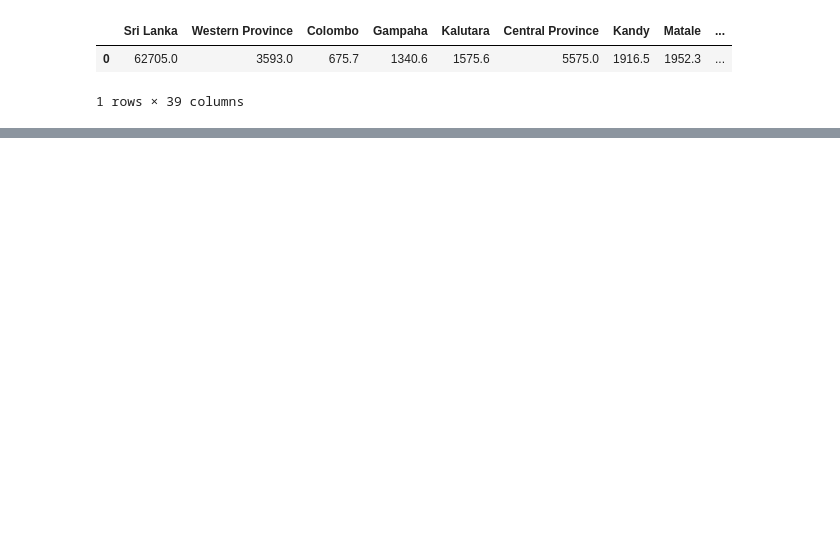
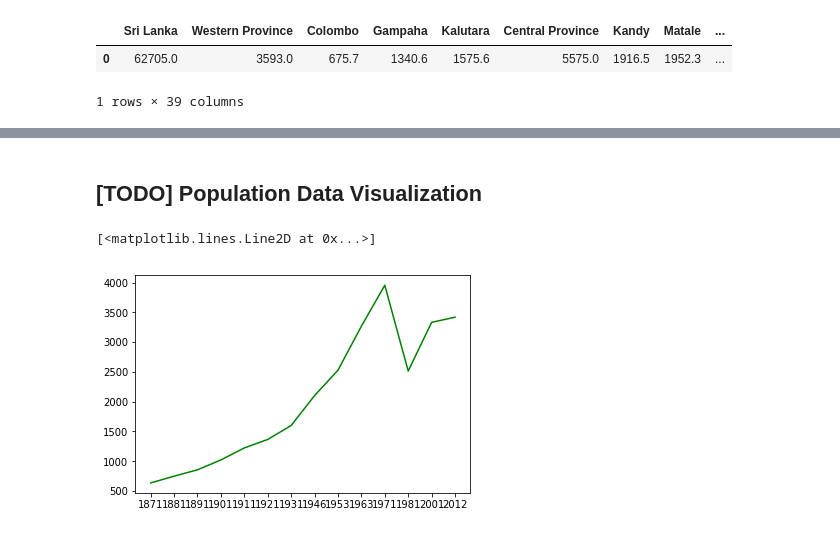
Before and after one commit to shanikalakshani/CS5617-PROJECT-01, a Jupyter notebook: visualization.ipynb, the cells around one changed output, grey strips where cells are left out. Saved outputs shown, nothing was run; the diff lists cells and outputs as text; code cells hidden in the pictures; blank space fills up the shorter version.

```diff
--- a/visualization.ipynb
+++ b/visualization.ipynb
@@ -76,0 +85,7 @@ dataset_area.head()
+# %%
+district_pop_density = pd.DataFrame([])
+
+for column in district_cols:
+    district_pop_density[column] = dataset_population[column].divide(dataset_area[column].values[0])
+
+district_pop_density.head()
@@ -76,0 +103,20 @@ dataset_area.head()
+# %%
+provincial_data = {'Western Province': ['Colombo', 'Gampaha', 'Kalutara'],
+                   'Central Province': ['Kandy', 'Matale', 'Nuwara Eliya'],
+                   'Southern Province': ['Galle', 'Matara', 'Hambantota'],
+                   'Northern Province': ['Jaffna', 'Kilinochchi', 'Mannar','Vavuniya', 'Mullaitivu'],
+                   'Eastern Province': ['Batticaloa', 'Ampara', 'Trincomalee'],
+                   'North-Western Province ': ['Kurunegala', 'Puttalam', 'Chilaw'],
+                   'North Central Province': ['Anuradhapura', 'Polonnaruwa'],
+                   'Uva Province': ['Badulla', 'Moneragala'],
+                   'Sabaragamuwa Province': ['Ratnapura', 'Kegalle']
+                  }
+
+provincial_population = pd.DataFrame([])
+
+for province, districts in provincial_data.items():
+    provincial_population[province] = dataset_population[districts[0]]
+    for x in range (1, len(districts)):
+        provincial_population[province] = provincial_population[province] + dataset_population[districts[x]]
+
+provincial_population.head()
@@ -76,0 +133,9 @@ dataset_area.head()
+# %%
+provincial_pop_density = pd.DataFrame([])
+
+provincial_pop_density['Colombo'] = district_pop_density['Colombo'].multiply(1000)
+
+for province in provincial_data:
+    provincial_pop_density[province] = provincial_population[province].divide(dataset_area[province].values[0]).multiply(1000)
+
+provincial_pop_density.head()
@@ -76,0 +150,7 @@ dataset_area.head()
+# %% [markdown]
+## [TODO] Population Data Visualization
+# %%
+plt.plot(provincial_pop_density.index.values, provincial_pop_density['Colombo'].values, color='g')
+# %% [output]
+[<matplotlib.lines.Line2D at 0x...>]
+[figure, added]
```
Also changed, not shown: parts of 21 cells of this notebook, 1 other file.
